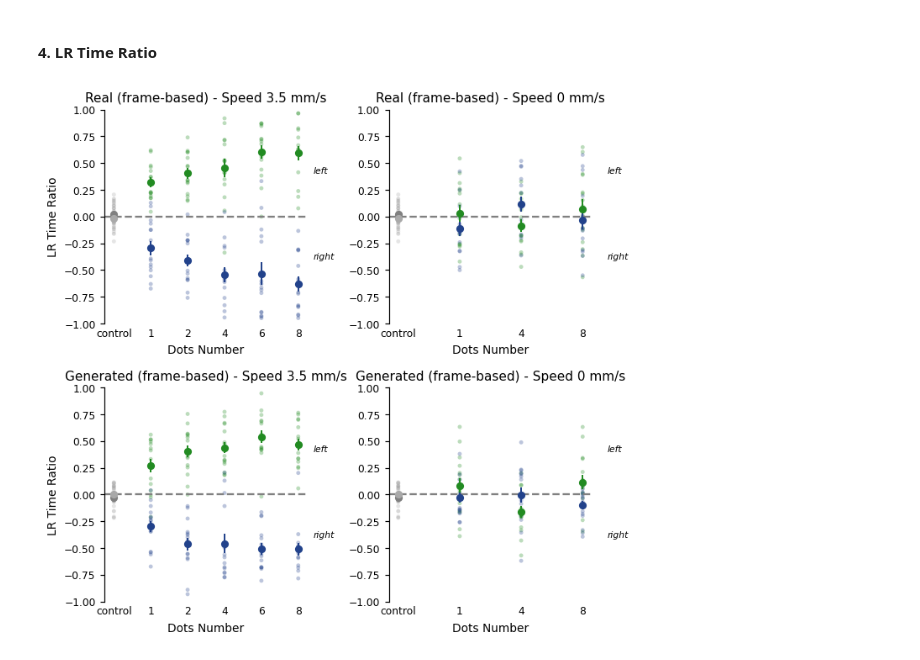
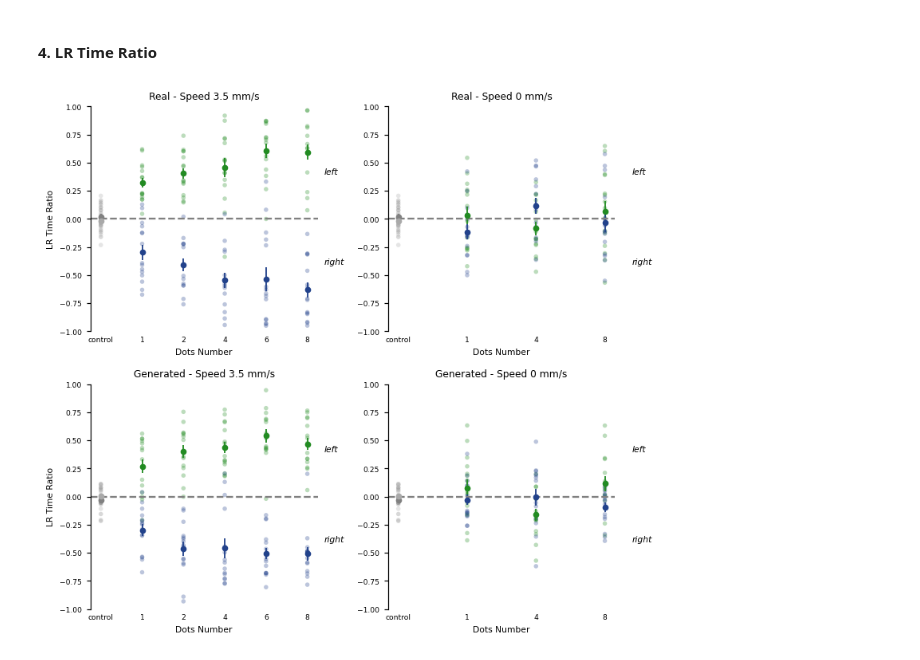
Before and after one commit to arthurEpfl/mp_semiCL_behavior, a Jupyter notebook: notebooks/rollout_analyses.ipynb, the cells around one changed output. Saved outputs shown, nothing was run; the diff lists cells and outputs as text; code cells hidden in the pictures.

```diff
--- a/notebooks/rollout_analyses.ipynb
+++ b/notebooks/rollout_analyses.ipynb
@@ -47,12 +50,14 @@ def pick(*candidates):
         if p.exists():
             return p
     return None
-
-TRAJ_FILE = pick('assets/stimulus/2025.02.20-0957_trajectory_GsizeMotionSingle_180min.csv.gz')
+NETWORK_PATH = Path('/Volumes/RECHERCHE/FAC/FBM/CIG/jlarsch/default/D2c/07_Data/Matilde/Behavior')
+# '20250220_MP_01_GsizeMotionSingle/2025.02.20-0957_trajectory_GsizeMotionSingle_180min.csv'
+# '20250316_MP_01_GsizeMotionSingle/2025.03.16-1203_trajectory_GsizeMotionSingle_360min.csv'
+TRAJ_FILE =   pick(NETWORK_PATH / '20250220_MP_01_GsizeMotionSingle/2025.02.20-0957_trajectory_GsizeMotionSingle_180min.csv')
 ROI_FILE  = pick('assets/ROIdef2025-02-20T12_09_16.csv')
 BOUTS     = None      # None in a clean clone
 REFERENCE = pick('assets/real_reference.npz')
-DATA_DIR  = pick('data/20250220_MP_01_GsizeMotionSingle')   # full-res real tracking, if present
+DATA_DIR  = pick('data/20250220_MP_01_GsizeMotionSingle/')   # full-res real tracking, if present
 HAS_REAL_DATA = DATA_DIR is not None   # False when analysing a stimulus programme with no matching real dataset
 
 # Params
@@ -282,7 +316,8 @@ for df, title, n_ind in [(fish_df_long, 'Real', n_fish), (gen_fish_df_long, 'Gen
     for ax in axes[n_ind:]:
         ax.axis('off')
 
-    fig.suptitle(f'{title} - occupancy map (frame-based)', fontsize=FS_SUP)
+    fig.suptitle(f'{title} - occupancy map', fontsize=FS_SUP)
     plt.tight_layout()
+    #fig.savefig(PLOTS_DIR / f'occupancy_frame_{title}.png', dpi=150, bbox_inches='tight')
     plt.show()
 # %% [output]
@@ -361,6 +415,7 @@ for df, title, n_ind in [(fish_df_long, 'Real', n_fish), (gen_fish_df_long, 'Gen
 # %% [markdown]
 #### 4. LR Time Ratio
 # %%
+lr_ratios_frame = {}
 # Compute L/R time ratios per stimulus/side, averaged per fish across trials.
 for df, title in [(fish_df_long, 'Real'), (gen_fish_df_long, 'Generated')]:
     lr_ratios_frame[title] = {}
@@ -374,42 +429,44 @@ for df, title in [(fish_df_long, 'Real'), (gen_fish_df_long, 'Generated')]:
             left_avg, right_avg = left_time.groupby('fish_number').mean(), right_time.groupby('fish_number').mean()
             lr_ratios_frame[title][(stim, side)] = (left_avg - right_avg) / (left_avg + right_avg)
 # %%
-# One figure, (dataset x speed-group) grid - mirrors the bout-based LR-ratio cell above
+# One row per available dataset (Real skipped entirely, not left blank, when there's no real data)
 groups = [g for g in (STIM_35, STIM_0) if g]
-fig, axes = plt.subplots(2, len(groups), figsize=(len(groups) * CELL_W * 1.5, 2 * CELL_H * 1.4), squeeze=False)
+datasets = [title for title in ['Real', 'Generated'] if lr_ratios_frame.get(title)]
+fig, axes = plt.subplots(len(datasets), len(groups), figsize=(len(groups) * CELL_W * 2, len(datasets) * CELL_H * 1.8), squeeze=False)
 
-for row, title in enumerate(['Real', 'Generated']):
+for row, title in enumerate(datasets):
     lr = lr_ratios_frame[title]
     for col, stimuli in enumerate(groups):
         ax = axes[row, col]
         speeds = sorted({parse_stim(s)[1] for s in stimuli})
         speed_title = f"Speed {', '.join(f'{s:g}' for s in speeds)} mm/s"
         stimuli_x = ['inter_stim_pause'] + stimuli
         x = np.arange(len(stimuli_x))
         for i, stim in enumerate(stimuli_x):
             for side in ['L', 'R']:
                 base_color = '#228B22' if side == 'L' else '#22428B'
                 if stim == 'inter_stim_pause':
                     base_color = 'gray' if side == 'L' else 'darkgray'
                 y = lr.get((stim, side), pd.Series(dtype=float))
-                ax.scatter([x[i]] * len(y), y, color=base_color, edgecolor='none', alpha=.3, s=10)
+                ax.scatter([x[i]] * len(y), y, color=base_color, edgecolor='none', alpha=.3, s=13)
                 sem = y.std(ddof=1) / np.sqrt(len(y)) if len(y) > 1 else 0
                 ax.errorbar(x[i], y.mean(), yerr=sem, fmt='o', color=base_color, capsize=0,
-                            elinewidth=LW, markeredgecolor=base_color, markersize=5)
-        ax.text(len(stimuli_x) - 0.6, 0.4, 'left', fontsize=FS_TICK - 1, fontstyle='italic', ha='left')
-        ax.text(len(stimuli_x) - 0.6, -0.4, 'right', fontsize=FS_TICK - 1, fontstyle='italic', ha='left')
+                            elinewidth=1.2, markeredgecolor=base_color, markersize=4)
+        ax.text(len(stimuli_x) - 0.6, 0.4, 'left', fontsize=FS_TICK + 1, fontstyle='italic', ha='left')
+        ax.text(len(stimuli_x) - 0.6, -0.4, 'right', fontsize=FS_TICK + 1, fontstyle='italic', ha='left')
         ax.axhline(0, linestyle='--', color='gray')
         ax.set_xticks(x); ax.set_xticklabels([dots_label(s) for s in stimuli_x], ha='center', fontsize=FS_TICK)
         ax.tick_params(axis='x', length=0)
         ax.tick_params(axis='y', labelsize=FS_TICK)
         ax.set_ylim(-1, 1)
         if col == 0:
-            ax.set_ylabel('LR Time Ratio', fontsize=FS_LABEL)
-        ax.set_title(f'{title} (frame-based) - {speed_title}', fontsize=FS_TITLE)
-        ax.set_xlabel('Dots Number', fontsize=FS_LABEL)
+            ax.set_ylabel('LR Time Ratio', fontsize=7)
+        ax.set_title(f'{title} - {speed_title}', fontsize=8)
+        ax.set_xlabel('Dots Number', fontsize=7)
         ax.spines['bottom'].set_visible(False)
 
 plt.tight_layout()
+#fig.savefig(PLOTS_DIR / 'lr_ratio.png', dpi=150, bbox_inches='tight')
 plt.show()
 # %% [output]
-[figure, old version]
+[figure, new version]
```
Also changed, not shown: parts of 23 cells of this notebook.
